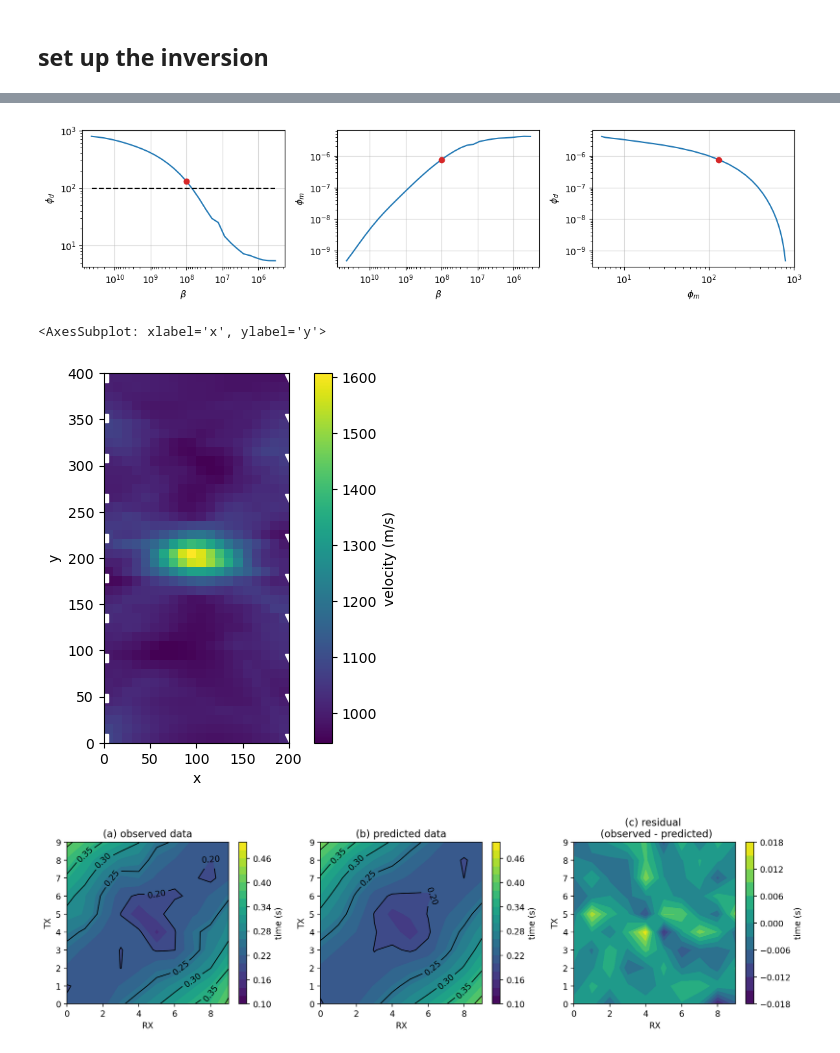
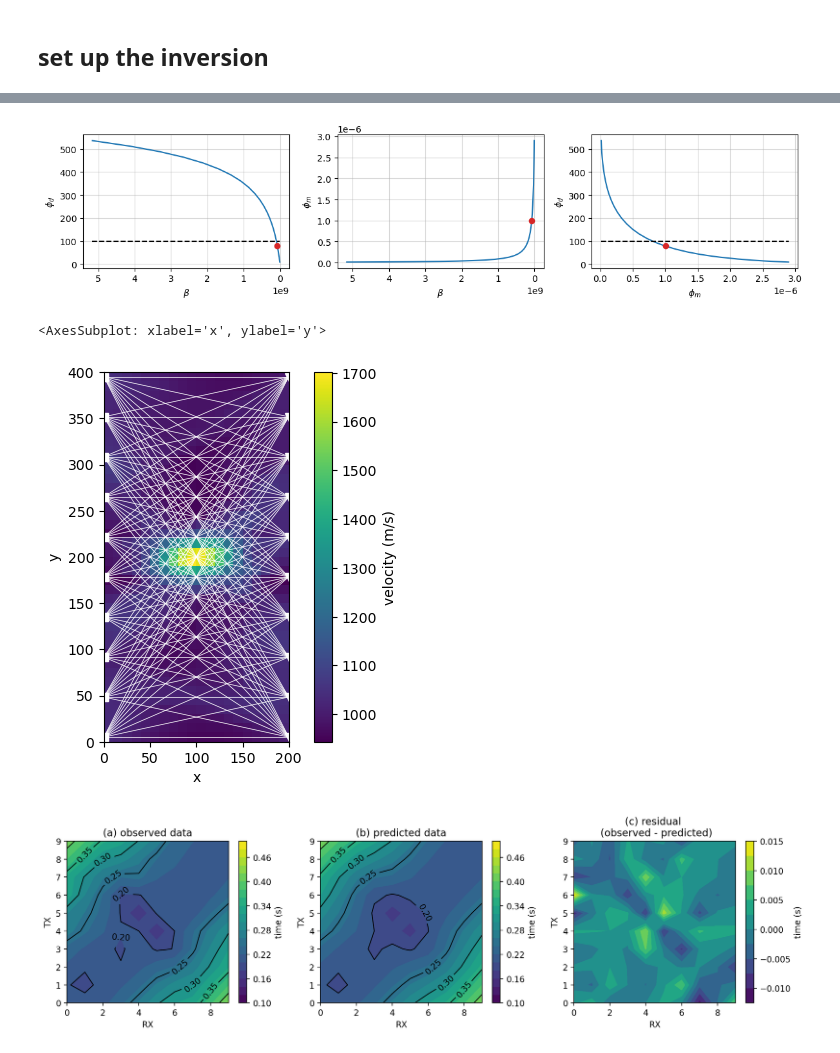
Before and after one commit to lheagy/eosc-454, a Jupyter notebook: lectures/tomography.ipynb, the cells around one changed output, grey strips where cells are left out. Drawn from its saved outputs; the diff is of its cells as text; code cells hidden in the pictures.

Commit message:
update Tikhonov plots

```diff
--- a/lectures/tomography.ipynb
+++ b/lectures/tomography.ipynb
@@ -325,20 +354,21 @@ phi_d = [save.outDict[i]["phi_d"] for i in save.outDict.keys()]
 phi_m = [save.outDict[i]["phi_m"] for i in save.outDict.keys()]
 models = [save.outDict[i]["m"] for i in save.outDict.keys()]
 # %%
-iteration = 15
+iteration = 19
 ax = plot_tikhonov_curves(betas, phi_d, phi_m, phid_star=len(noisy_data), iteration=iteration)
 for a in ax.flatten():
     a.grid("both", alpha=0.5)
 # %% [output]
-[figure, old version]
+[figure, new version]
 # %%
+iteration = 19
 plot_model_survey(
     mesh, 1./models[iteration], source_locations, receiver_locations,
-    show_raypaths=False,
+    show_raypaths=True,
 )
 # %% [output]
 <AxesSubplot: xlabel='x', ylabel='y'>
-[figure, old version]
+[figure, new version]
 # %%
 fig, ax = plt.subplots(1, 3, figsize=(13, 3.5), dpi=200)
 dpred_i = simulation.dpred(models[iteration])
@@ -367,4 +397,4 @@ ax[1].set_title("(b) predicted data")
 ax[2].set_title("(c) residual \n (observed - predicted)")
 plt.tight_layout()
 # %% [output]
-[figure, old version]
+[figure, new version]
```
Also changed, not shown: parts of 14 cells of this notebook.
